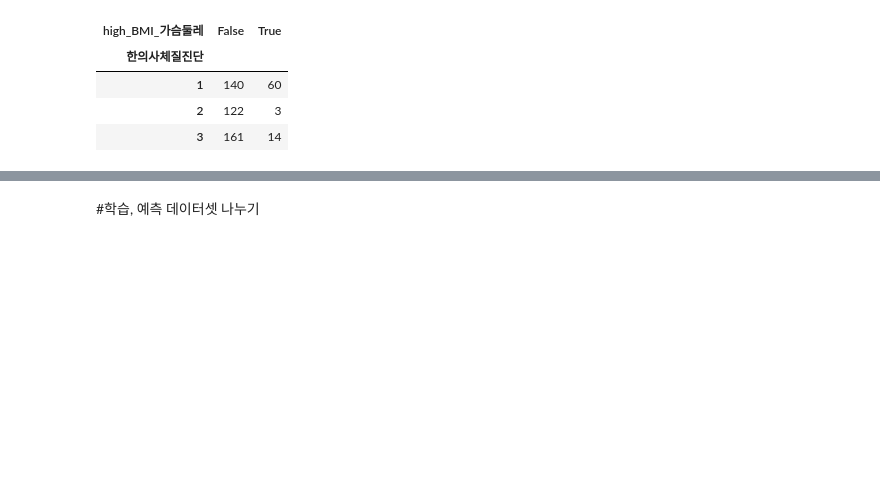
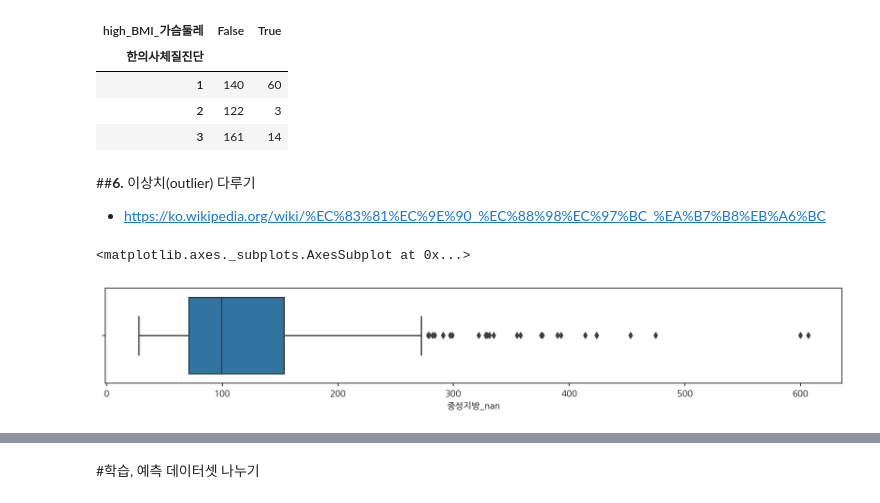
Before and after one commit to HyeonhoonLee/KIOM_KDC, a Jupyter notebook: KDC_feature_engineering.ipynb, the cells around one changed output, grey strips where cells are left out. Saved outputs shown, nothing was run; the diff lists cells and outputs as text; code cells hidden in the pictures; blank space fills up the shorter version.

```diff
--- a/KDC_feature_engineering.ipynb
+++ b/KDC_feature_engineering.ipynb
@@ -518,3 +526,13 @@ pd.crosstab(df["한의사체질진단"], df["high_BMI_가슴둘레"])
 | 3 | 161 | 14 |
 # %%
 # 이러한 파생변수 생성은, 우리가 머신러닝 알고리즘에게 파생변수를 기준으로 나눈 것을 학습하도록 알려주는 것과 같다.
+# %% [markdown]
+##**6.** 이상치(outlier) 다루기
+* https://ko.wikipedia.org/wiki/%EC%83%81%EC%9E%90_%EC%88%98%EC%97%BC_%EA%B7%B8%EB%A6%BC
+# %%
+# "중성지방"의 이상치를 파악하기 위해 상자수염그림을 그려본다.
+plt.figure(figsize=(15, 2))
+sns.boxplot(df["중성지방_nan"])
+# %% [output]
+<matplotlib.axes._subplots.AxesSubplot at 0x...>
+[figure, added]
```
Also changed, not shown: parts of 36 cells of this notebook.
